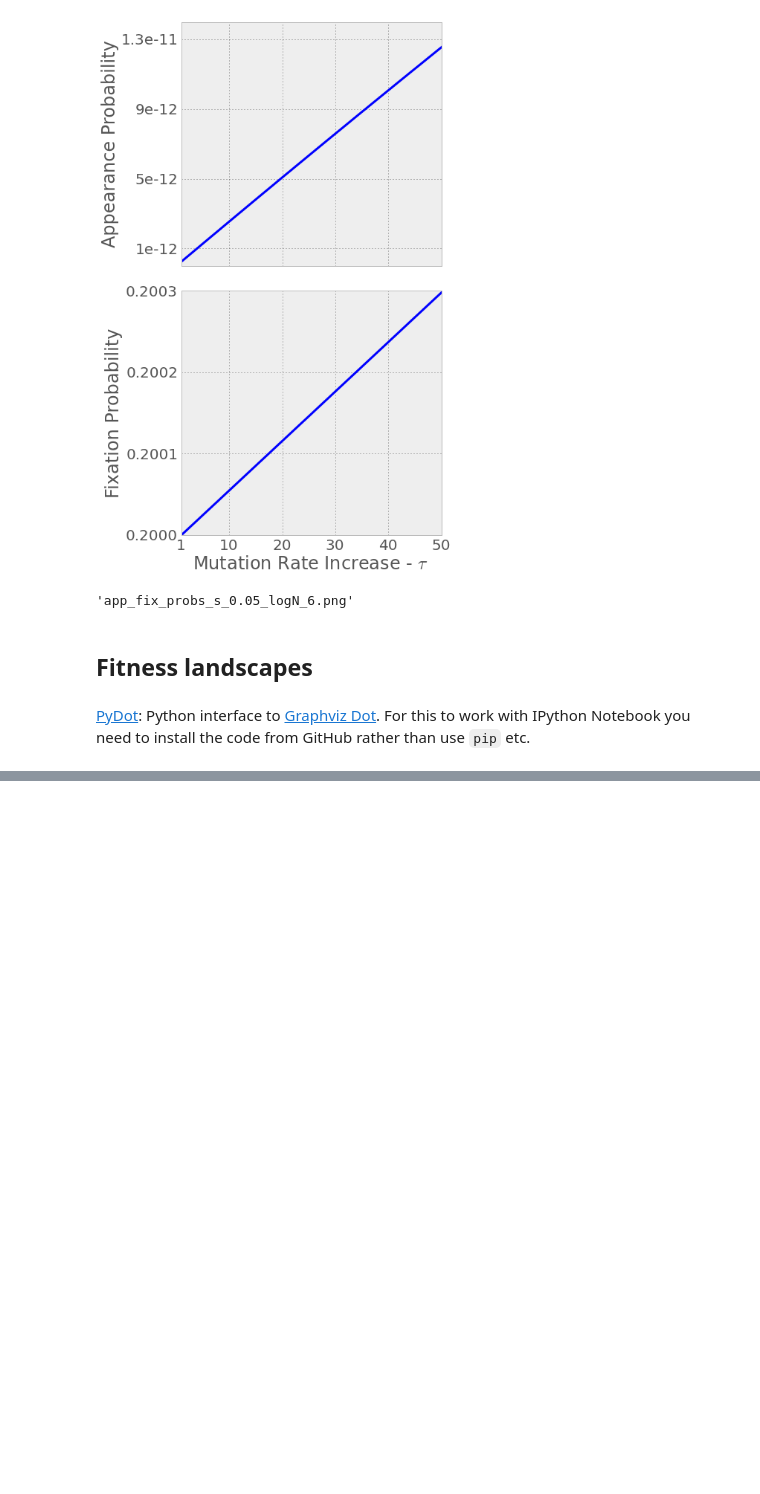
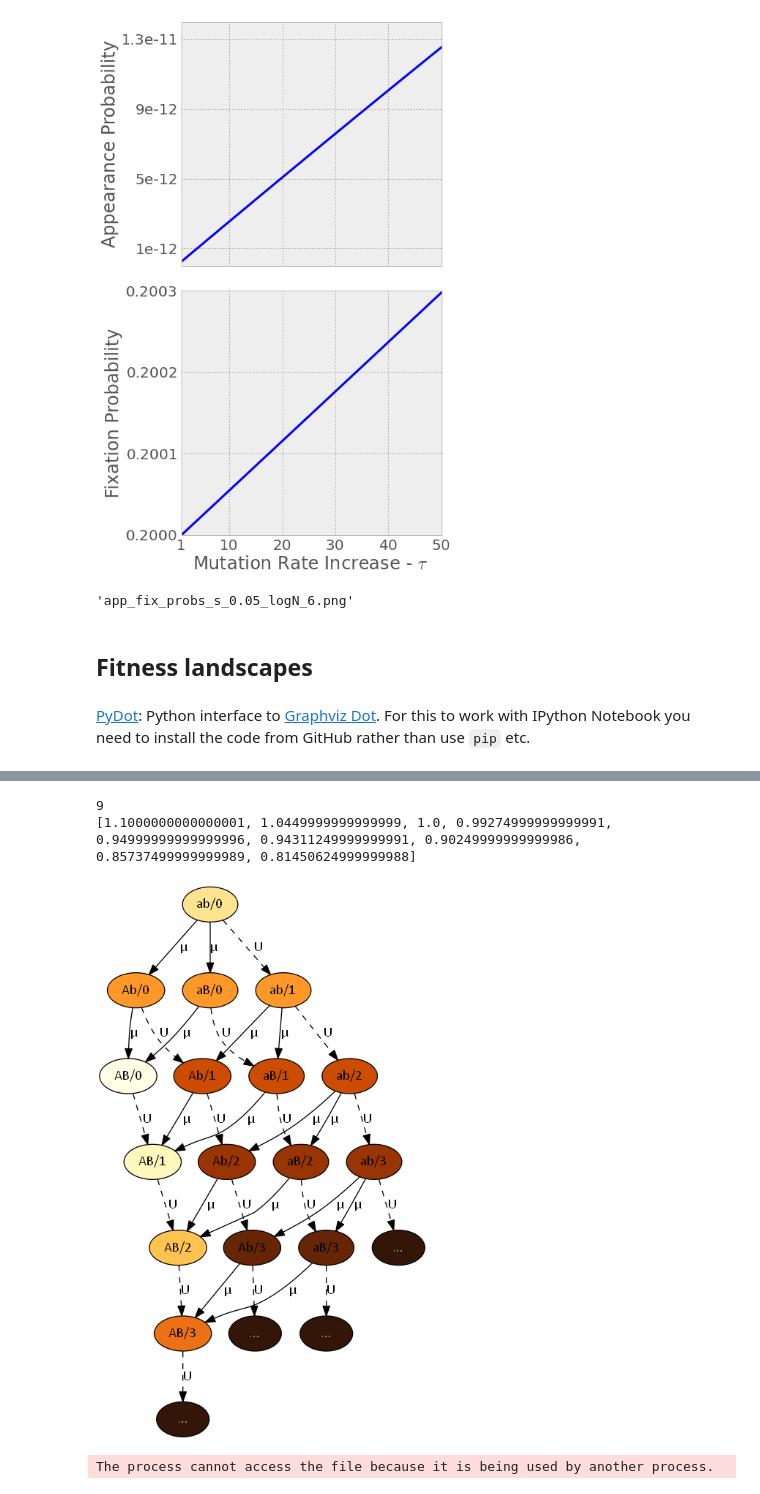
Before and after one commit to yoavram/GRC2013, a Jupyter notebook: figures.ipynb, the cells around one changed output, grey strips where cells are left out. Saved outputs shown, nothing was run; the diff lists cells and outputs as text; code cells hidden in the pictures; blank space fills up the shorter version.

Commit message:
stochastic landscape

```diff
--- a/figures.ipynb
+++ b/figures.ipynb
@@ -166,3 +167,5 @@ save_figure(fig, "app_fix_probs_s_%.2f_logN_%d" % ( s, int(log10(N))))
 [PyDot](https://github.com/y-p/pydot): Python interface to [Graphviz Dot](http://www.graphviz.org/Documentation/dotguide.pdf). For this to work with IPython Notebook you need to install the code from GitHub rather than use `pip` etc.
 # %%
 import pydot
+fontname = "Calibri"
+G = 3
@@ -177,0 +174,5 @@ graph.add_node._
+# %%
+colors = '0xFFFFE5; 0xFFF7BC; 0xFEE391; 0xFEC44F; 0xFE9929; 0xEC7014; 0xCC4C02; 0x993404; 0x662506; 0x331608;'
+colors = colors.split(';')
+colors = [c.replace('0x','#').strip() for c in colors[:-1]]
+colors
@@ -177,0 +235,50 @@ graph.add_node._
+# %%
+ab = Genotype('a','b',0)
+genotypes = sorted(ab.all_paths(), key=lambda x: x.name)
+fitness = sorted(unique([g.fitness for g in genotypes]), reverse=True)
+print len(fitness)
+print fitness
+fitness_to_color = { w:colors[i] for i,w in enumerate(fitness) }
+for g in genotypes:
+    g.set_color(fitness_to_color[g.fitness])
+# %% [output]
+9
+[1.1000000000000001, 1.0449999999999999, 1.0, 0.99274999999999991, 0.94999999999999996, 0.94311249999999991, 0.90249999999999986, 0.85737499999999989, 0.81450624999999988]
+# %%
+graph = pydot.Dot(graph_type='digraph',strict=True)
+for g in genotypes:
+    graph.add_node(g.to_node())
+
+for g in genotypes:
+    if g.is_leaf():
+        node = pydot.Node(g.name + '...')
+        node.set_label('...')
+        node.set_style('filled')
+        node.set_fillcolor(colors[-1])
+        node.set_fontcolor('#CCCC9A')
+        node.set_fontname(fontname)
+        graph.add_node(node)
+        edge = pydot.Edge(g.to_node(), node)
+        edge.set_label('U')
+        edge.set_style('dashed')
+        edge.set_fontname(fontname)
+        graph.add_edge(edge)
+    for gs in g.sons:
+        edge = pydot.Edge(g.to_node(), gs.to_node())
+        if g.name[:2] == gs.name[:2]:
+            edge.set_label('U')
+            edge.set_style('dashed')
+
+        else:
+            edge.set_label(u"\u03BC")
+        edge.set_fontname(fontname)
+        graph.add_edge(edge)
+graph
+# %% [output]
+[figure, added]
+# %%
+graph.set_dpi(100)
+graph.write_png("fitness_landscape_stochastic_model.png")
+! fitness_landscape_stochastic_model.png
+# %% [output]
+The process cannot access the file because it is being used by another process.
```
Also changed, not shown: parts of 7 cells of this notebook.
